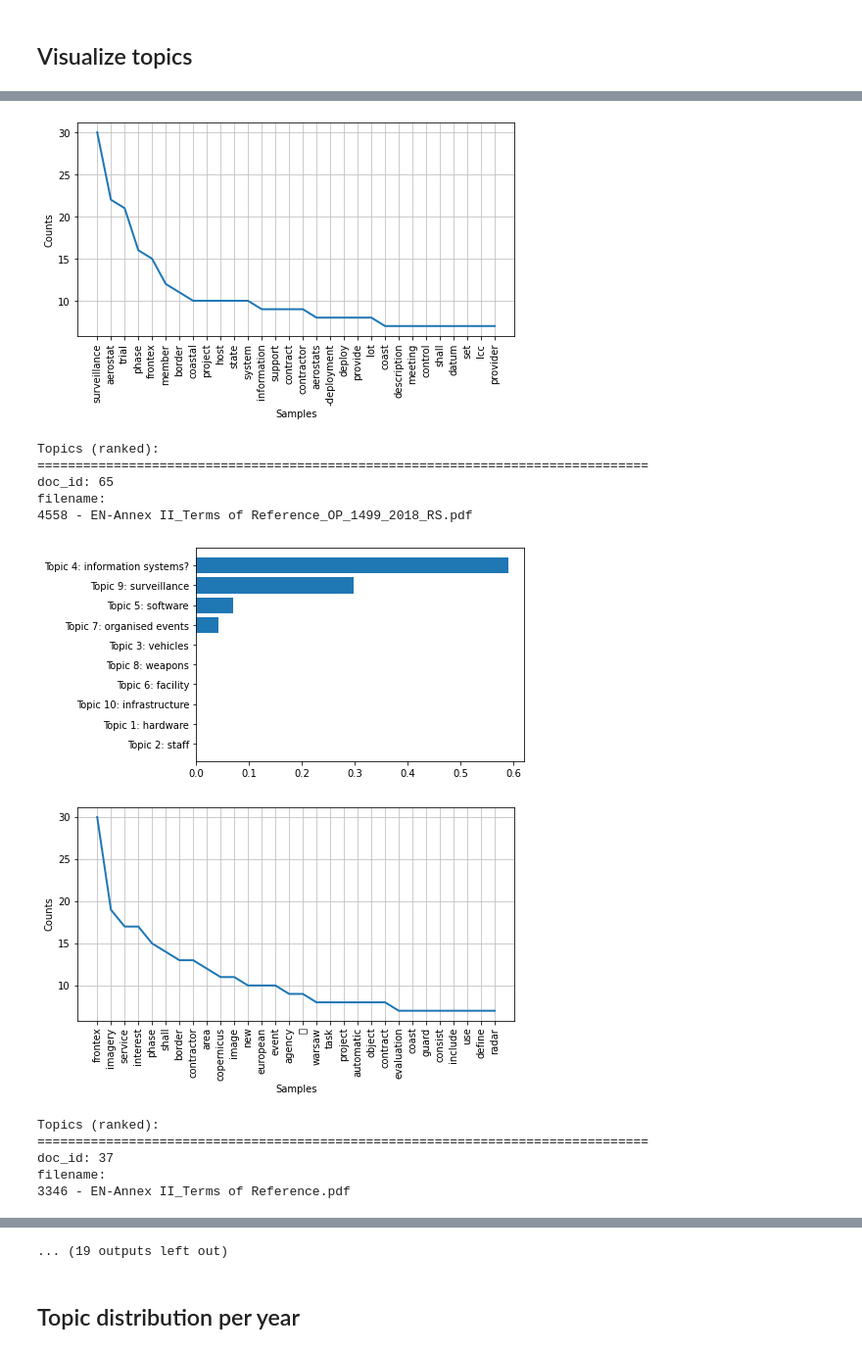
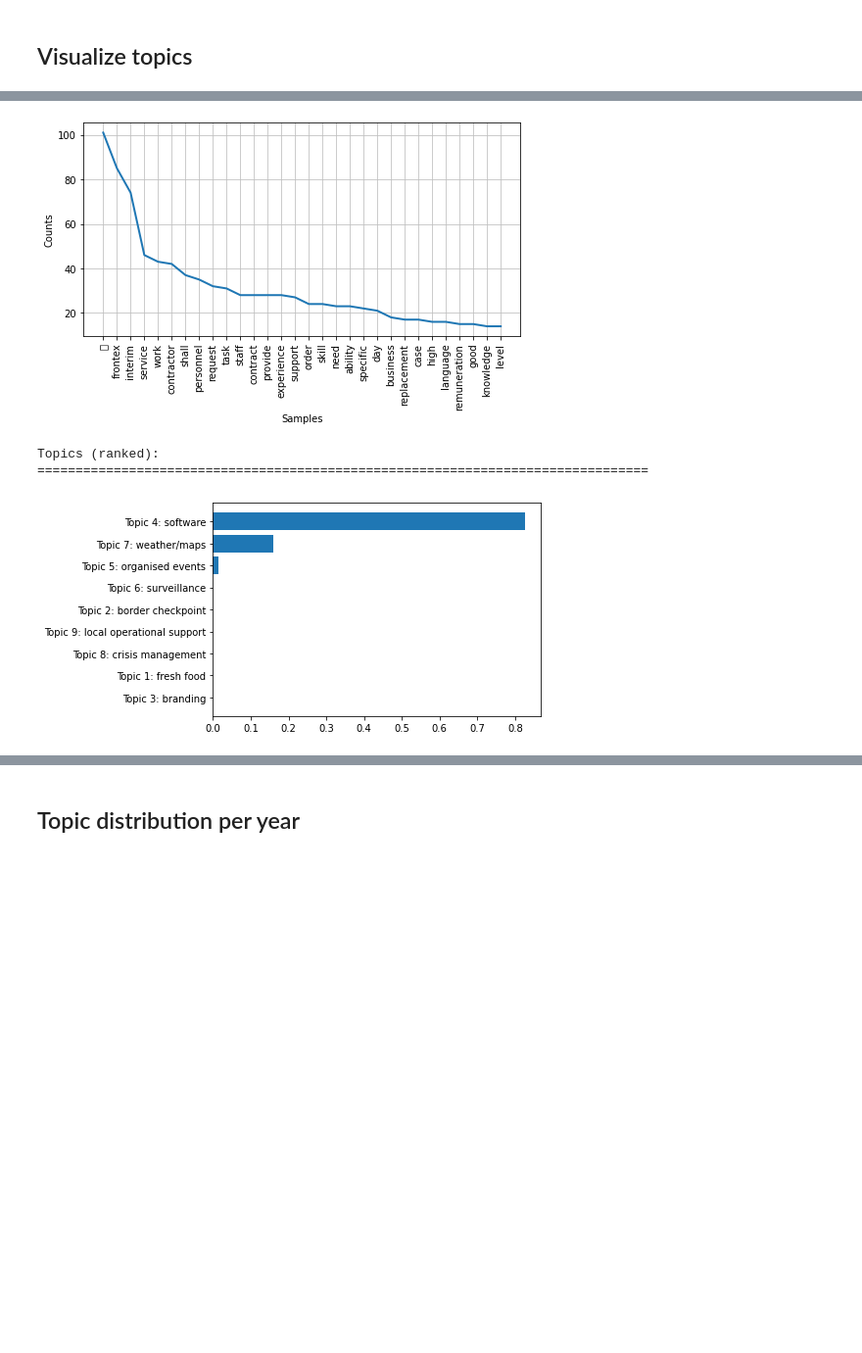
Before and after one commit to MarkMeltzer/thesis, a Jupyter notebook: notebooks/LDA_scikit_TENDOC_selected_sections.ipynb, the cells around one changed output, grey strips where cells are left out. Shown at 98% size. Saved outputs shown, nothing was run; the diff lists cells and outputs as text; code cells hidden in the pictures; blank space fills up the shorter version.

```diff
--- a/notebooks/LDA_scikit_TENDOC_selected_sections.ipynb
+++ b/notebooks/LDA_scikit_TENDOC_selected_sections.ipynb
@@ -230,19 +229,22 @@ data_lda = lda.transform(data_vectorized)
 # %% [markdown]
 #### Save model
 # %%
-import pickle
-MODELS_PATH = "../models"
+# import pickle
+# MODELS_PATH = "../models"
 
-with open(MODELS_PATH + "/scitkitLDA_TENDOC_selected_sections_k10-1.pkl", "wb") as f:
-    pickle.dump(lda, f)
+# with open(MODELS_PATH + "/MODELNAME", "wb") as f:
+#     pickle.dump(lda, f)
 # %% [markdown]
 #### Load model
 # %%
 import pickle
 MODELS_PATH = "../models"
 
-with open(MODELS_PATH + "/scitkitLDA_TENDOC_selected_sections_k10-1.pkl", "rb") as f:
+with open(MODELS_PATH + "/scitkitLDA_CFT_selected_sections_k9-1.pkl", "rb") as f:
     lda = pickle.load(f)
+
+# transform data
+data_lda = lda.transform(data_vectorized)
 # %% [markdown]
 ## Visualize topics
 # %%
@@ -298,7 +300,7 @@ topic_names_k10 = {
     10 : 'infrastructure'
 }
 
-topic_names = topic_names_k10
+topic_names = topic_names_k9
 # %%
 # docments per dominant topic
 document_dist = []
@@ -314,5 +316,12 @@ Document distribution
 # %%
 def describe_doc(doc_id, word_dist_plot=True, plot=True):
+    """
+    Gives a description of a certain document. As showing the full
+    document would be too much a word frequency graph can be shown instead
+    which should give a rough overview of what the document is about.
+    The distribution of topics is shown as well.
+    """
+
     print("filename:")
     print(data["filename"].iloc[doc_id])
 
@@ -365,7 +374,7 @@ topic_docs = [i for i, val in enumerate(data_lda) if np.argsort(val)[-1] == topi
 print(f"Number of documents for this topic: {len(topic_docs)}\n")
 
 # a random document of the given topic
-for doc_id in random.sample(topic_docs, k=10):
+for doc_id in random.sample(topic_docs, k=1):
     print(f"doc_id: {doc_id}")
     describe_doc(doc_id, plot=True)
     print("="*80)
@@ -379,13 +388,4 @@ filename:
-[figure, old version]
+[figure, new version]
 Topics (ranked):
 ================================================================================
-doc_id: 65
-filename:
-4558 - EN-Annex II_Terms of Reference_OP_1499_2018_RS.pdf
-[figure, old version]
+[figure, new version]
-[figure, removed]
-Topics (ranked):
-================================================================================
-doc_id: 37
-filename:
-3346 - EN-Annex II_Terms of Reference.pdf
@@ -406,4 +392,3 @@ filename:
-... (19 outputs left out)
 # %% [markdown]
 ## Topic distribution per year
 # %%
```
Also changed, not shown: parts of 20 cells of this notebook, 50 other files.
